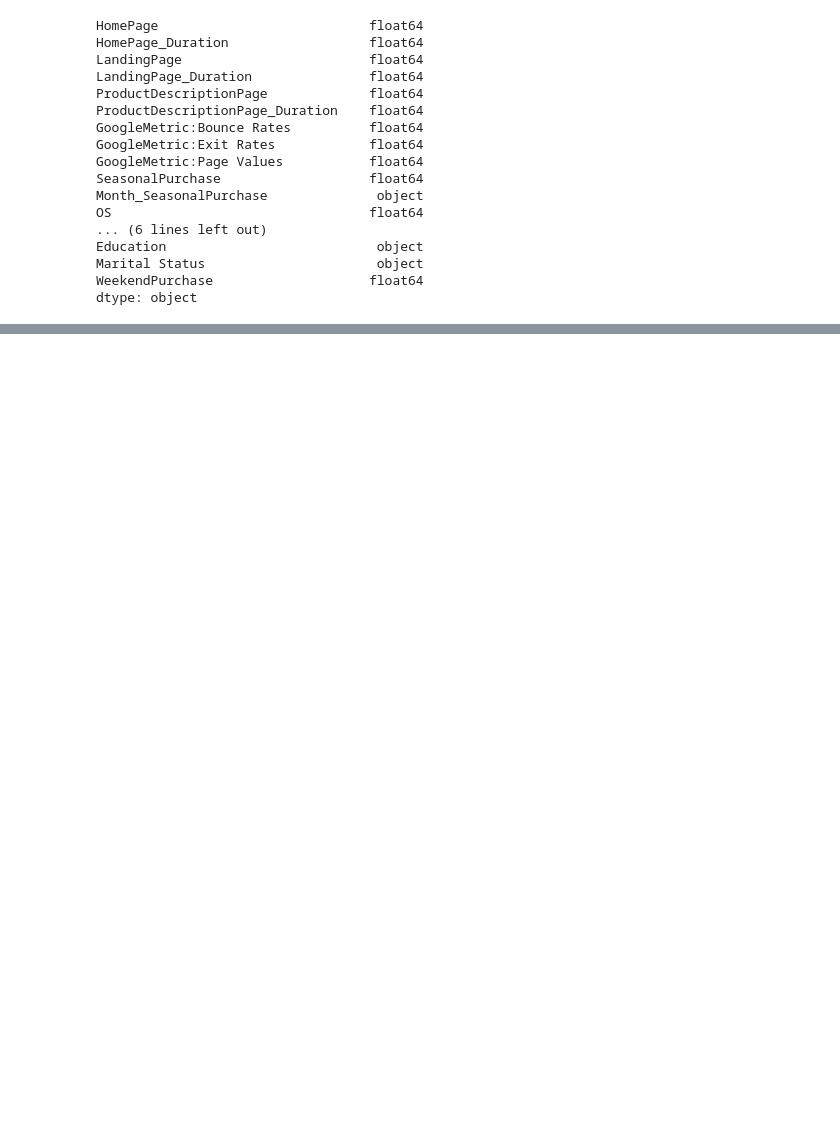
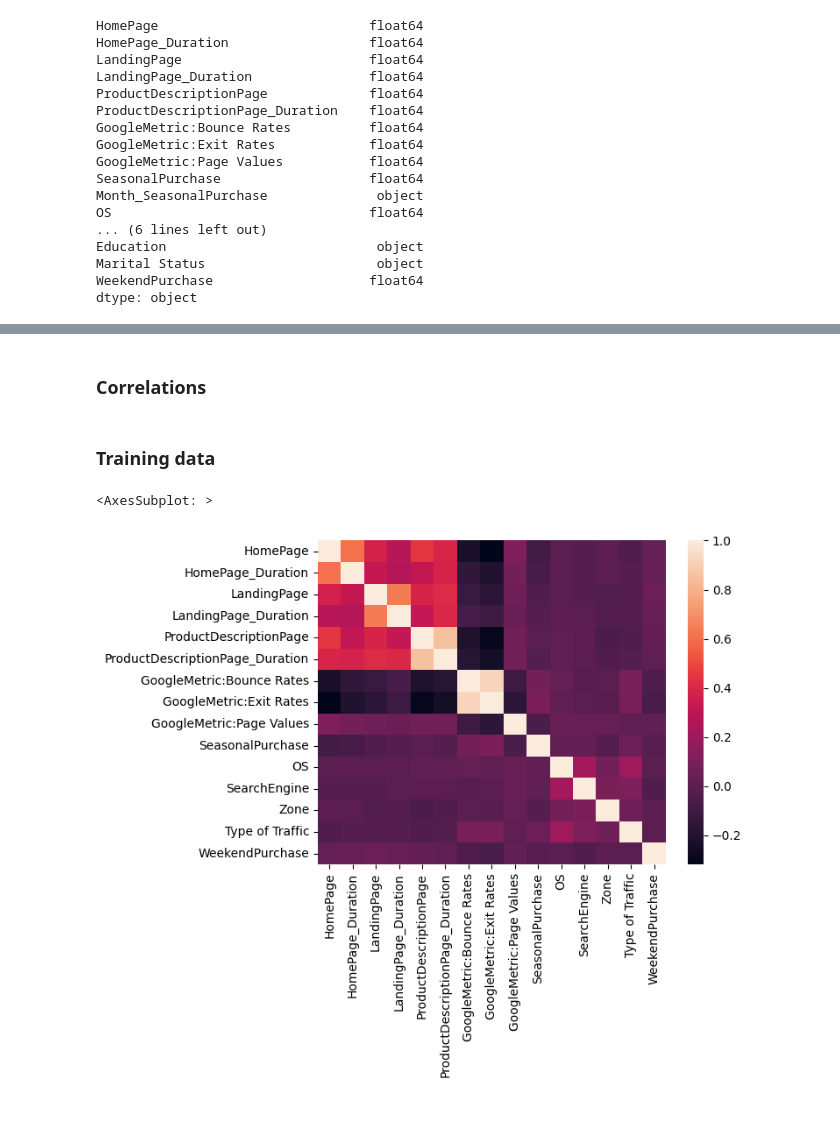
Before and after one commit to Nailsonseat/E-commerce-Shopper-s-Behaviour-Understanding, a Jupyter notebook: Final Notebook.ipynb, the cells around one changed output, grey strips where cells are left out. Saved outputs shown, nothing was run; the diff lists cells and outputs as text; code cells hidden in the pictures; blank space fills up the shorter version.

```diff
--- a/Final Notebook.ipynb
+++ b/Final Notebook.ipynb
@@ -70,2 +219,11 @@ dtype: object
+# %% [markdown]
+### Correlations
+# %% [markdown]
+### Training data
+# %%
+sns.heatmap(X_train.drop().corr())
+# %% [output]
+<AxesSubplot: >
+[figure, added]
 # %% [markdown]
 ###
```
Also changed, not shown: parts of 18 cells of this notebook.
